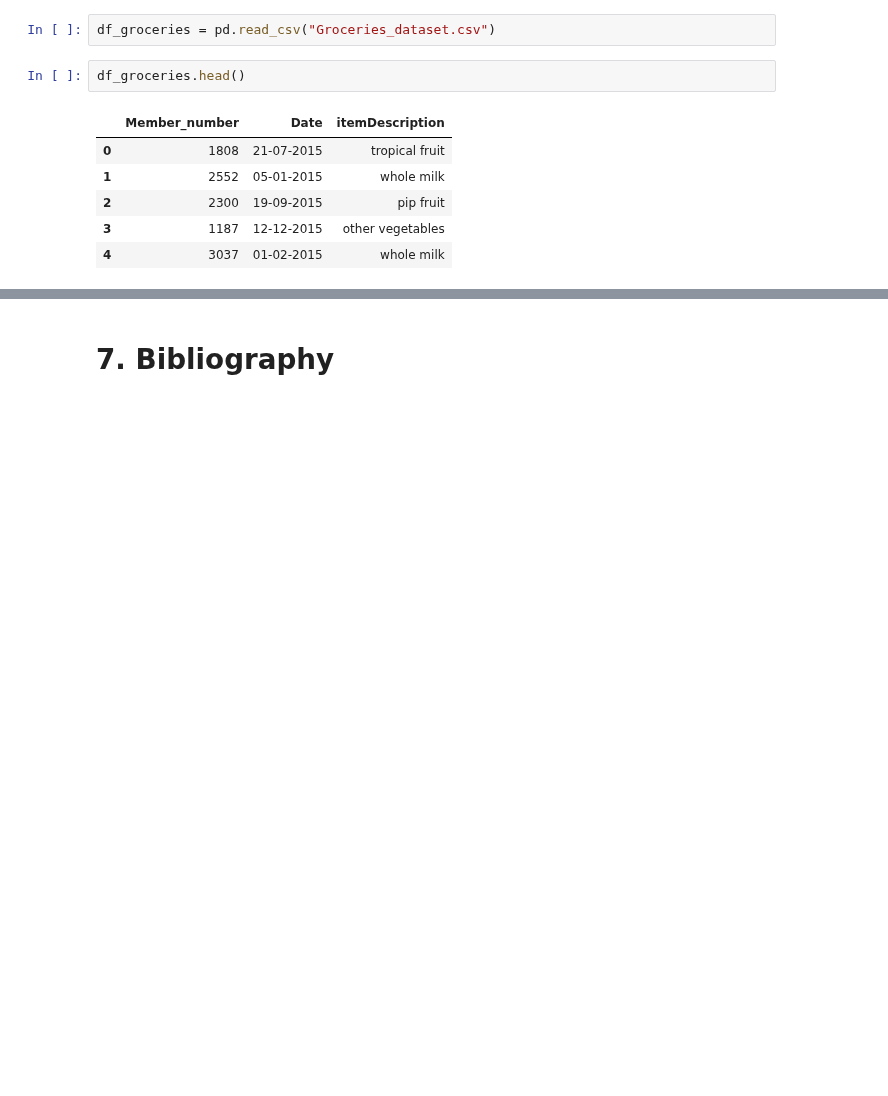
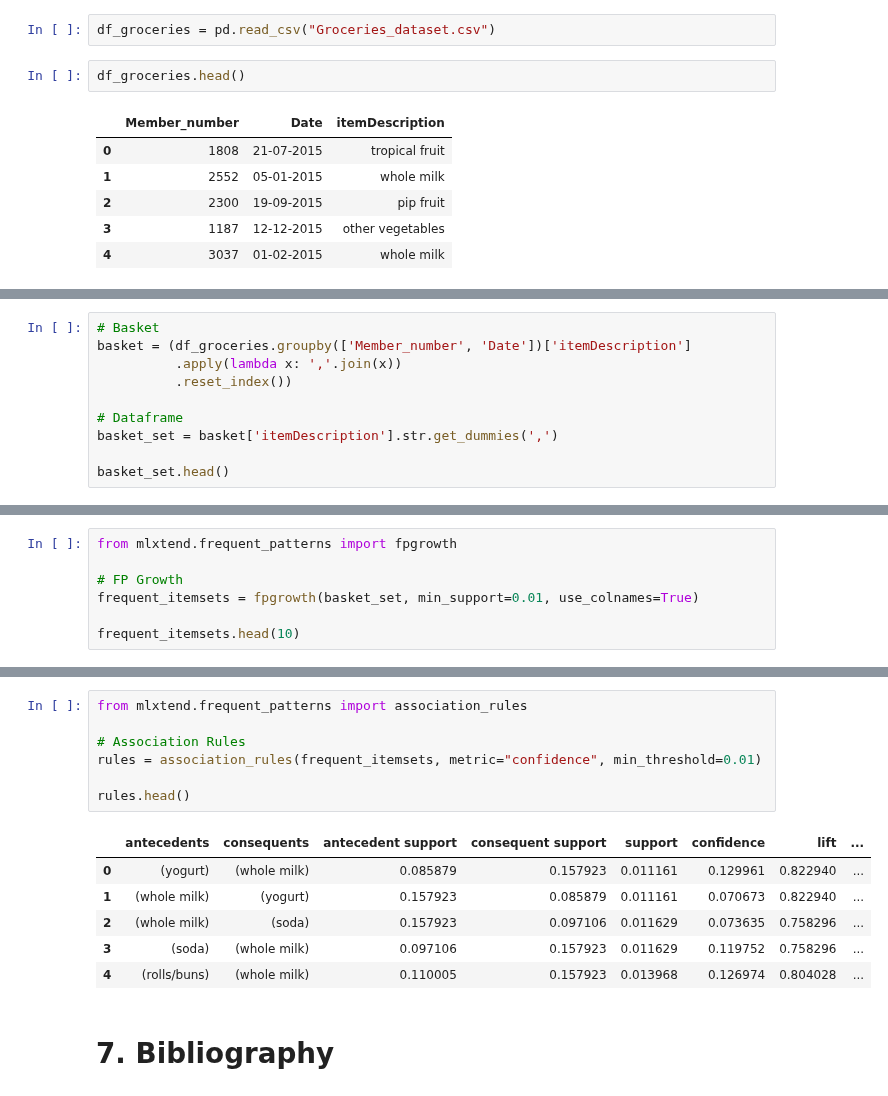
Before and after one commit to FJGM2023015/Recommendation-System-Market-Basket-Analysis-, a Jupyter notebook: recomm_system_market_basket_analysis.ipynb, the cells around one changed output, grey strips where cells are left out. Drawn from its saved outputs; the diff is of its cells as text; blank space fills up the shorter version.

```diff
--- a/recomm_system_market_basket_analysis.ipynb
+++ b/recomm_system_market_basket_analysis.ipynb
@@ -722,0 +798,10 @@ df_groceries.head()
+# %%
+# Basket
+basket = (df_groceries.groupby(['Member_number', 'Date'])['itemDescription']
+          .apply(lambda x: ','.join(x))
+          .reset_index())
+
+# Dataframe
+basket_set = basket['itemDescription'].str.get_dummies(',')
+
+basket_set.head()
@@ -722,0 +816,7 @@ df_groceries.head()
+# %%
+from mlxtend.frequent_patterns import fpgrowth
+
+# FP Growth
+frequent_itemsets = fpgrowth(basket_set, min_support=0.01, use_colnames=True)
+
+frequent_itemsets.head(10)
@@ -723,3 +835,17 @@ df_groceries.head()
+# %%
+from mlxtend.frequent_patterns import association_rules
+
+# Association Rules
+rules = association_rules(frequent_itemsets, metric="confidence", min_threshold=0.01)
+
+rules.head()
+# %% [output]
+|  | antecedents | consequents | antecedent support | consequent support | support | confidence | lift | ... |
+| 0 | (yogurt) | (whole milk) | 0.085879 | 0.157923 | 0.011161 | 0.129961 | 0.822940 | ... |
+| 1 | (whole milk) | (yogurt) | 0.157923 | 0.085879 | 0.011161 | 0.070673 | 0.822940 | ... |
+| 2 | (whole milk) | (soda) | 0.157923 | 0.097106 | 0.011629 | 0.073635 | 0.758296 | ... |
+| 3 | (soda) | (whole milk) | 0.097106 | 0.157923 | 0.011629 | 0.119752 | 0.758296 | ... |
+| 4 | (rolls/buns) | (whole milk) | 0.110005 | 0.157923 | 0.013968 | 0.126974 | 0.804028 | ... |
 # %% [markdown]
 <a id='7'></a>
 # 7. Bibliography
```
Also changed, not shown: parts of 9 cells of this notebook.
